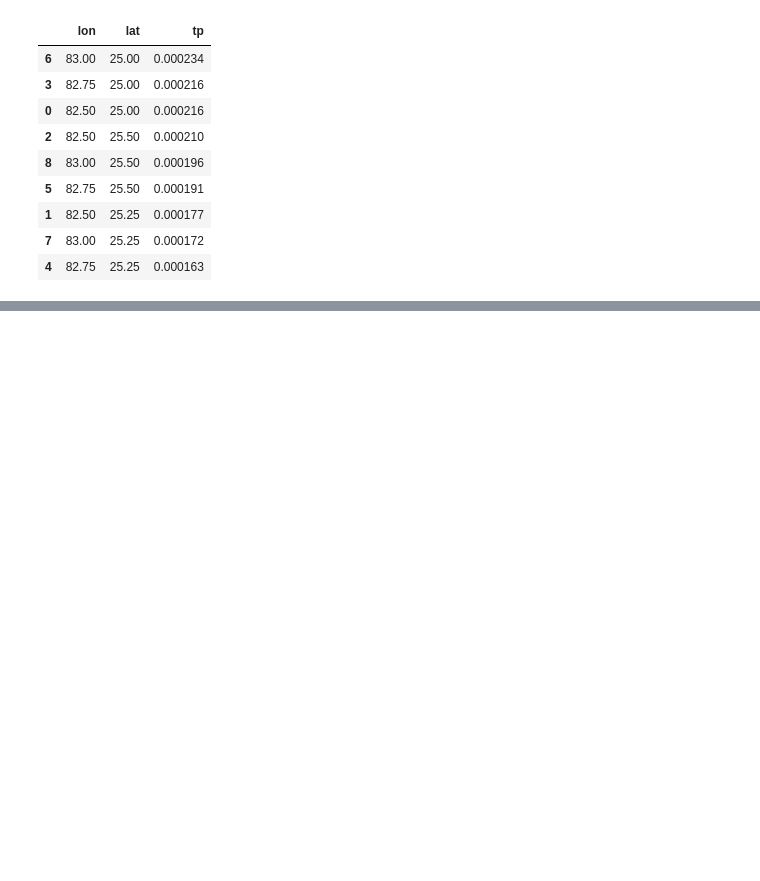
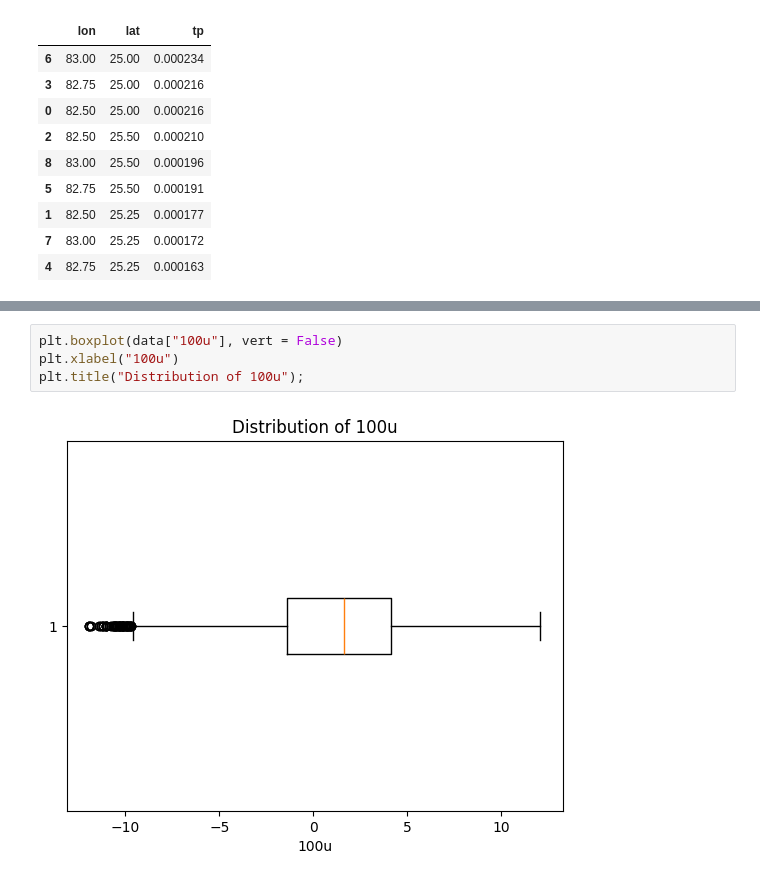
Before and after one commit to sksamimali2000/sam, a Jupyter notebook: original_copy_of_rainFall_prediction_for_JUNE.ipynb, the cells around one changed output, grey strips where cells are left out. Saved outputs shown, nothing was run; the diff lists cells and outputs as text; blank space fills up the shorter version.

```diff
--- a/original_copy_of_rainFall_prediction_for_JUNE.ipynb
+++ b/original_copy_of_rainFall_prediction_for_JUNE.ipynb
@@ -280,0 +305,6 @@ print(X_test.shape)
+# %%
+plt.boxplot(data["100u"], vert = False)
+plt.xlabel("100u")
+plt.title("Distribution of 100u");
+# %% [output]
+[figure, added]
```
Also changed, not shown: parts of 41 cells of this notebook.
